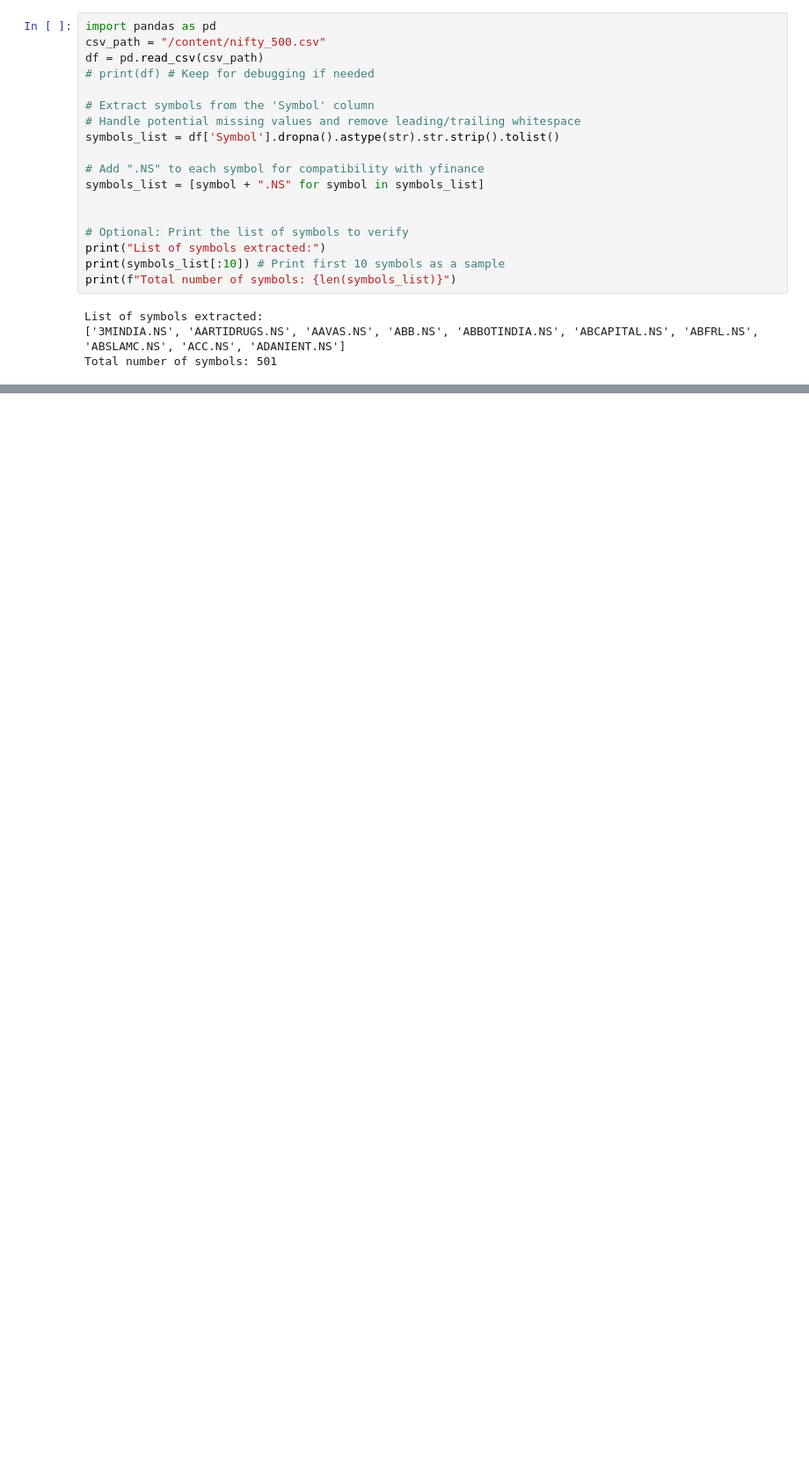
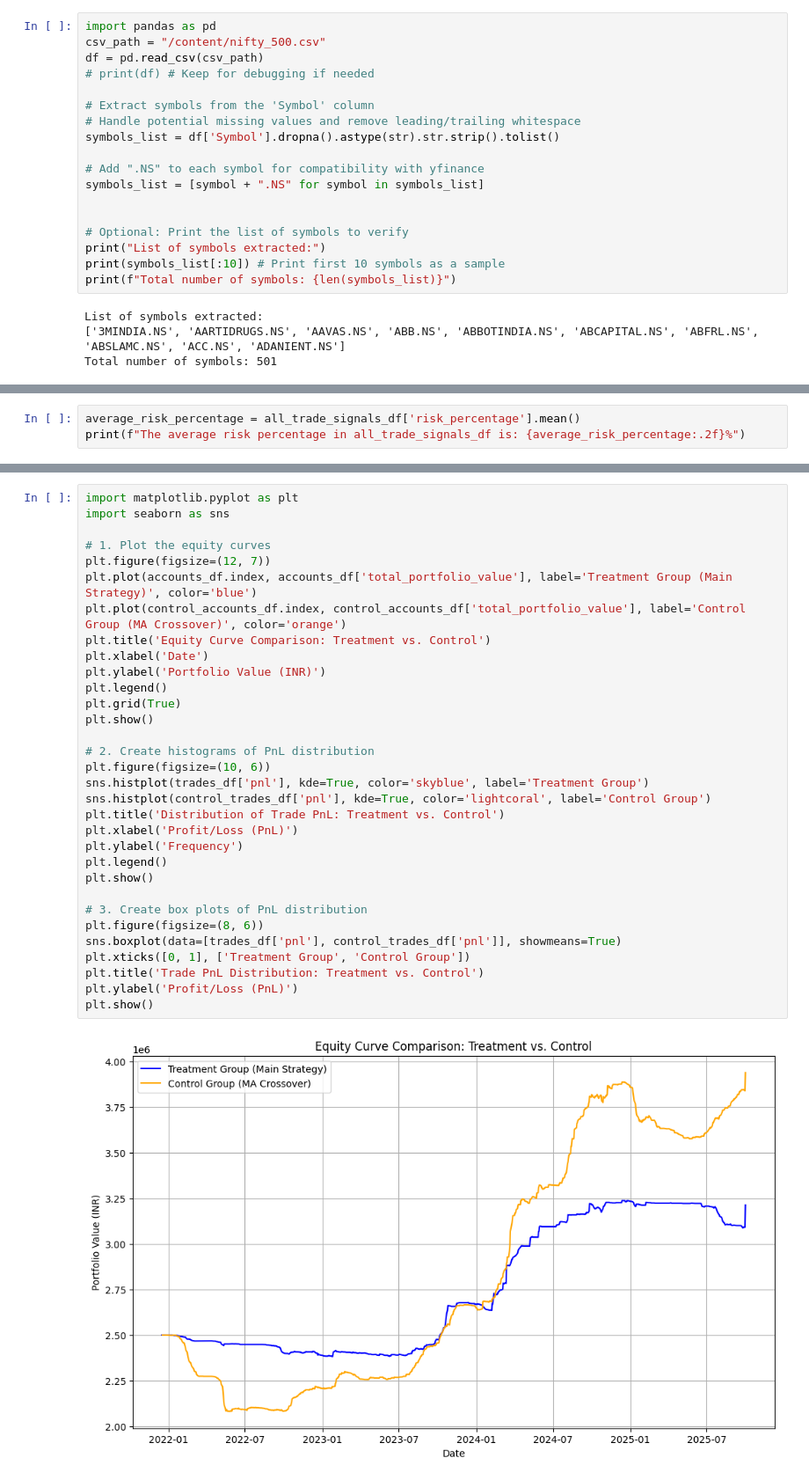
Before and after one commit to l0ller/momentum-stratergy-backtest, a Jupyter notebook: momentum-strat-backtest.ipynb, the cells around one changed output, grey strips where cells are left out. Shown at 88% size. Cells and saved outputs as stored; diff of their text form; blank space fills up the shorter version.

```diff
--- a/momentum-strat-backtest.ipynb
+++ b/momentum-strat-backtest.ipynb
@@ -466,0 +451,3 @@ Trades not complying with Risk-Reward < 1.5 (or with no valid ATR): 969
+# %%
+average_risk_percentage = all_trade_signals_df['risk_percentage'].mean()
+print(f"The average risk percentage in all_trade_signals_df is: {average_risk_percentage:.2f}%")
@@ -869,0 +1302,34 @@ Overall Backtest Summary:
+# %%
+import matplotlib.pyplot as plt
+import seaborn as sns
+
+# 1. Plot the equity curves
+plt.figure(figsize=(12, 7))
+plt.plot(accounts_df.index, accounts_df['total_portfolio_value'], label='Treatment Group (Main Strategy)', color='blue')
+plt.plot(control_accounts_df.index, control_accounts_df['total_portfolio_value'], label='Control Group (MA Crossover)', color='orange')
+plt.title('Equity Curve Comparison: Treatment vs. Control')
+plt.xlabel('Date')
+plt.ylabel('Portfolio Value (INR)')
+plt.legend()
+plt.grid(True)
+plt.show()
+
+# 2. Create histograms of PnL distribution
+plt.figure(figsize=(10, 6))
+sns.histplot(trades_df['pnl'], kde=True, color='skyblue', label='Treatment Group')
+sns.histplot(control_trades_df['pnl'], kde=True, color='lightcoral', label='Control Group')
+plt.title('Distribution of Trade PnL: Treatment vs. Control')
+plt.xlabel('Profit/Loss (PnL)')
+plt.ylabel('Frequency')
+plt.legend()
+plt.show()
+
+# 3. Create box plots of PnL distribution
+plt.figure(figsize=(8, 6))
+sns.boxplot(data=[trades_df['pnl'], control_trades_df['pnl']], showmeans=True)
+plt.xticks([0, 1], ['Treatment Group', 'Control Group'])
+plt.title('Trade PnL Distribution: Treatment vs. Control')
+plt.ylabel('Profit/Loss (PnL)')
+plt.show()
+# %% [output]
+[figure, added]
```
Also changed, not shown: parts of 17 cells of this notebook.
